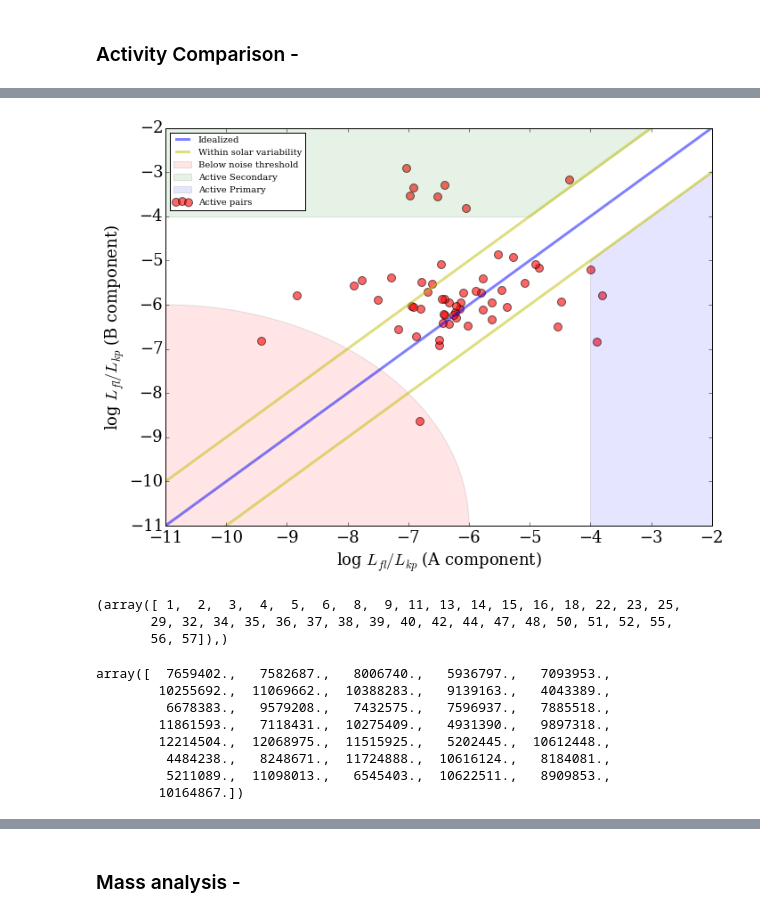
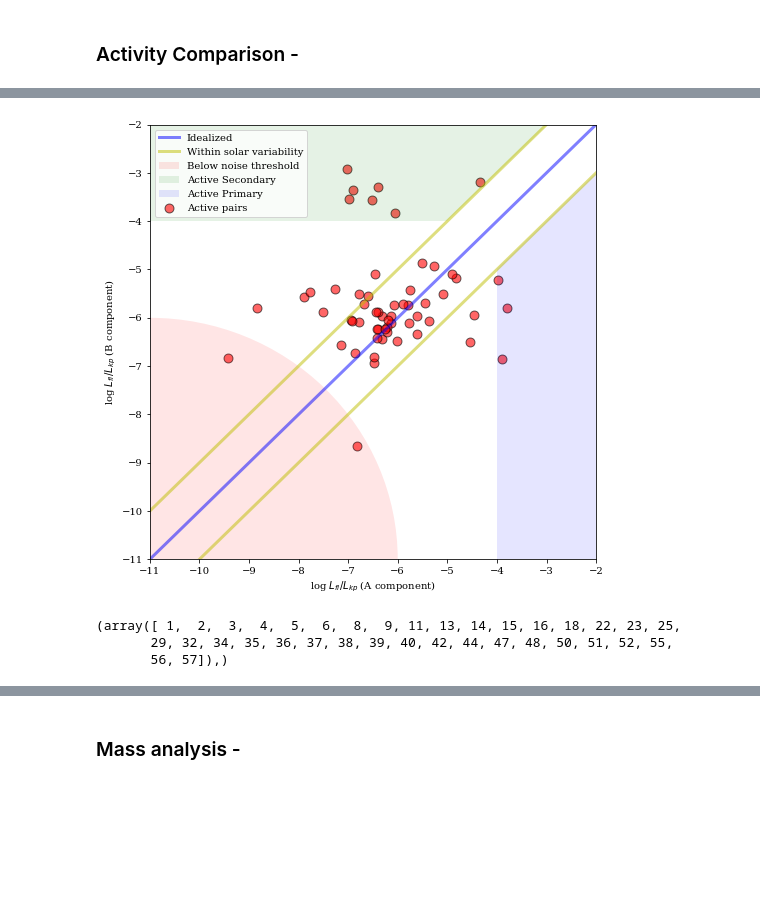
Before and after one commit to RileyWClarke/WideBinaryProject, a Jupyter notebook: WideBinaryProject.v3.ipynb, the cells around one changed output, grey strips where cells are left out. Cells and saved outputs as stored; diff of their text form; code cells hidden in the pictures; blank space fills up the shorter version.

```diff
--- a/WideBinaryProject.v3.ipynb
+++ b/WideBinaryProject.v3.ipynb
@@ -208,32 +210,32 @@ plt.savefig('AB_v2.png',dpi=500)
 # %%
-plt.figure(figsize=(11,8)) ###Make demographic boxes, propagate into figs 2 and 3, make hists of delta(g-i) for each pop###
+plt.figure(figsize=(8,8)) ###Make demographic boxes, propagate into figs 2 and 3, make hists of delta(g-i) for each pop###
 
 # plt.plot(np.log10(Lfl_Lbol[m][a][Good_both_a2]), np.log10(Lfl_Lbol[m][b][Good_both_a2]), 'ro', alpha = 0.6)
 # plt.plot(np.log10(Lfl_Lbol[m][a][Good_both_b2]), np.log10(Lfl_Lbol[m][b][Good_both_b2]), 'bo', alpha = 0.6)
-plt.scatter(np.log10(Lfl_Lbol[m][a][Good_either]), np.log10(Lfl_Lbol[m][b][Good_either]), alpha = 0.6, s=80,
-            c='r', label='Active pairs')
+plt.scatter(np.log10(Lfl_Lbol[m][a][Good_either]), np.log10(Lfl_Lbol[m][b][Good_either]),
+            alpha = 0.6, s=80, c='r', edgecolor = 'k', label='Active pairs')
 
 #plt.scatter(np.log10(Lfl_Lbol[m][a]+1e-10), np.log10(Lfl_Lbol[m][b]+1e-10), s=5, c='k', alpha=0.2,
             #label='Kepler wide binary pairs')
 
 
 plt.plot([-11,-2], [-11,-2],'b', lw=3, alpha=0.5,label='Idealized')
 plt.plot([-11,-2], [-12,-3],'y', lw=3, alpha=0.5,label='Within solar variability')
 plt.plot([-11,-2], [-10,-1],'y', lw=3, alpha=0.5)
 
 box1 = plt.Polygon([[-5,-4],[-11,-4],[-11,-2],[-3,-2]],fc='g',alpha=0.1,label='Active Secondary')
 box2 = plt.Polygon([[-4,-5],[-4,-11],[-2,-11],[-2,-3]],fc='b',alpha=0.1,label='Active Primary')
 circle = plt.Circle((-11, -11), radius=5, fc='r',alpha=0.1,label='Below noise threshold')
 plt.gca().add_patch(circle)
 plt.gca().add_patch(box1)
 plt.gca().add_patch(box2)
 
 plt.xlim(-11, -2)
 plt.ylim(-11, -2)
 plt.xlabel(r'log $L_{fl}/L_{kp}$ (A component)')
 plt.ylabel(r'log $L_{fl}/L_{kp}$ (B component)')
 plt.legend(fontsize=10, loc=2)
 plt.savefig('AB_v3.png',dpi=500)
 # %% [output]
-[figure, old version]
+[figure, new version]
 # %%
@@ -246,17 +248,6 @@ print(ybox)
 (array([ 1,  2,  3,  4,  5,  6,  8,  9, 11, 13, 14, 15, 16, 18, 22, 23, 25,
        29, 32, 34, 35, 36, 37, 38, 39, 40, 42, 44, 47, 48, 50, 51, 52, 55,
        56, 57]),)
-# %%
-kicnum[m][a][Good_either][ybox]
-# %% [output]
-array([  7659402.,   7582687.,   8006740.,   5936797.,   7093953.,
-        10255692.,  11069662.,  10388283.,   9139163.,   4043389.,
-         6678383.,   9579208.,   7432575.,   7596937.,   7885518.,
-        11861593.,   7118431.,  10275409.,   4931390.,   9897318.,
-        12214504.,  12068975.,  11515925.,   5202445.,  10612448.,
-         4484238.,   8248671.,  11724888.,  10616124.,   8184081.,
-         5211089.,  11098013.,   6545403.,  10622511.,   8909853.,
-        10164867.])
 # %%
 ### Final form ###
 
```
Also changed, not shown: parts of 20 cells of this notebook.
